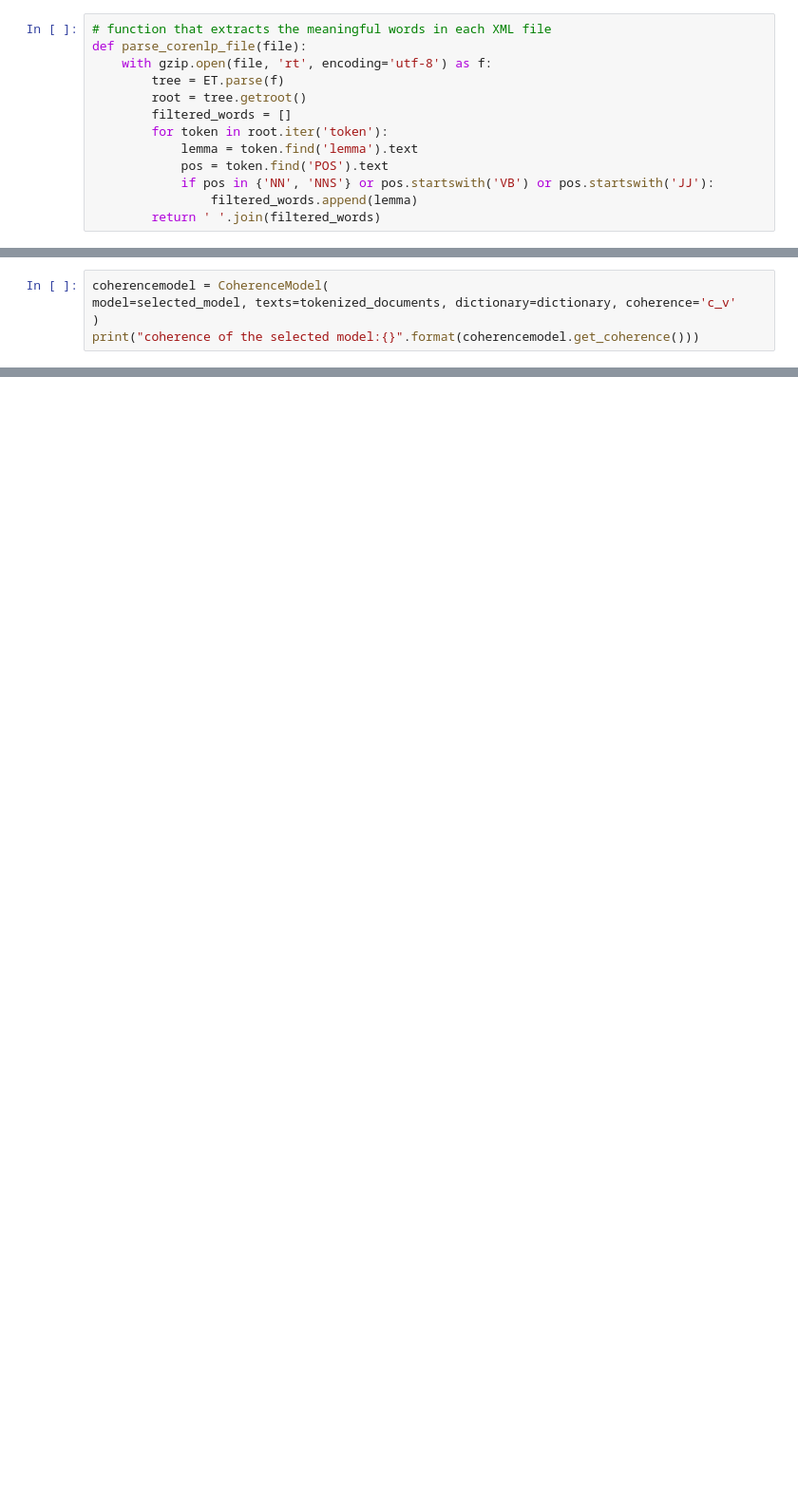
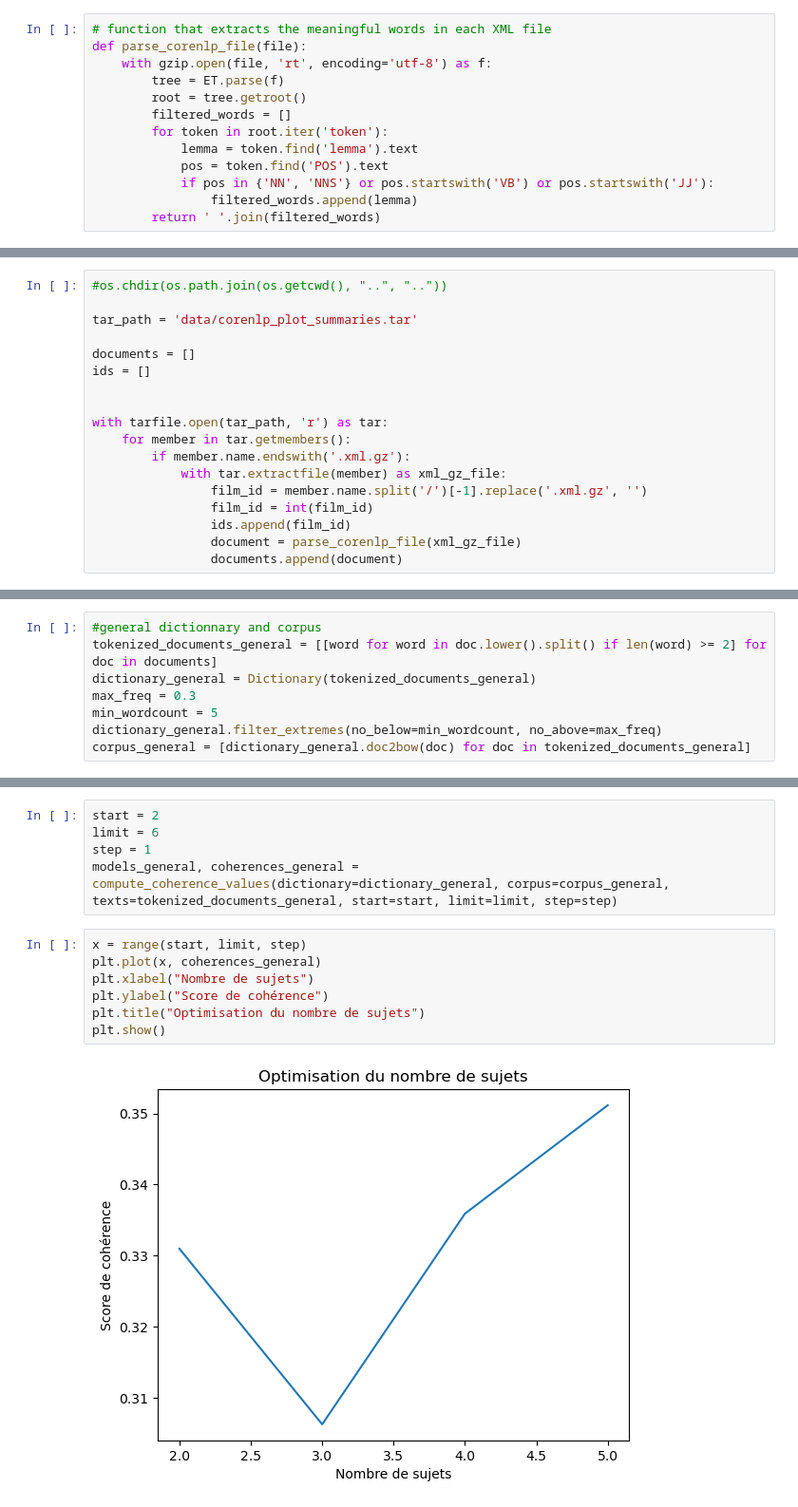
Before and after one commit to epfl-ada/ada-2024-project-4bigbrains, a Jupyter notebook: LDA.ipynb, the cells around one changed output, grey strips where cells are left out. Shown: that part at 95% size. Cells and saved outputs as stored; diff of their text form; blank space fills up the shorter version.

```diff
--- a/LDA.ipynb
+++ b/LDA.ipynb
@@ -273,5 +69,0 @@ selected_model = LdaMulticore(
-# %%
-coherencemodel = CoherenceModel(
-model=selected_model, texts=tokenized_documents, dictionary=dictionary, coherence='c_v'
-)
-print("coherence of the selected model:{}".format(coherencemodel.get_coherence()))
@@ -373,0 +70,18 @@ plt.show()
+# %%
+#os.chdir(os.path.join(os.getcwd(), "..", ".."))
+
+tar_path = 'data/corenlp_plot_summaries.tar'
+
+documents = []
+ids = []
+
+
+with tarfile.open(tar_path, 'r') as tar:
+    for member in tar.getmembers():
+        if member.name.endswith('.xml.gz'):
+            with tar.extractfile(member) as xml_gz_file:
+                film_id = member.name.split('/')[-1].replace('.xml.gz', '')
+                film_id = int(film_id)
+                ids.append(film_id)
+                document = parse_corenlp_file(xml_gz_file)
+                documents.append(document)
@@ -373,0 +90,8 @@ plt.show()
+# %%
+#general dictionnary and corpus
+tokenized_documents_general = [[word for word in doc.lower().split() if len(word) >= 2] for doc in documents]
+dictionary_general = Dictionary(tokenized_documents_general)
+max_freq = 0.3
+min_wordcount = 5
+dictionary_general.filter_extremes(no_below=min_wordcount, no_above=max_freq)
+corpus_general = [dictionary_general.doc2bow(doc) for doc in tokenized_documents_general]
@@ -373,0 +117,14 @@ plt.show()
+# %%
+start = 2
+limit = 6
+step = 1
+models_general, coherences_general = compute_coherence_values(dictionary=dictionary_general, corpus=corpus_general, texts=tokenized_documents_general, start=start, limit=limit, step=step)
+# %%
+x = range(start, limit, step)
+plt.plot(x, coherences_general)
+plt.xlabel("Nombre de sujets")
+plt.ylabel("Score de cohérence")
+plt.title("Optimisation du nombre de sujets")
+plt.show()
+# %% [output]
+[figure, added]
```
Also changed, not shown: parts of 36 cells of this notebook.
